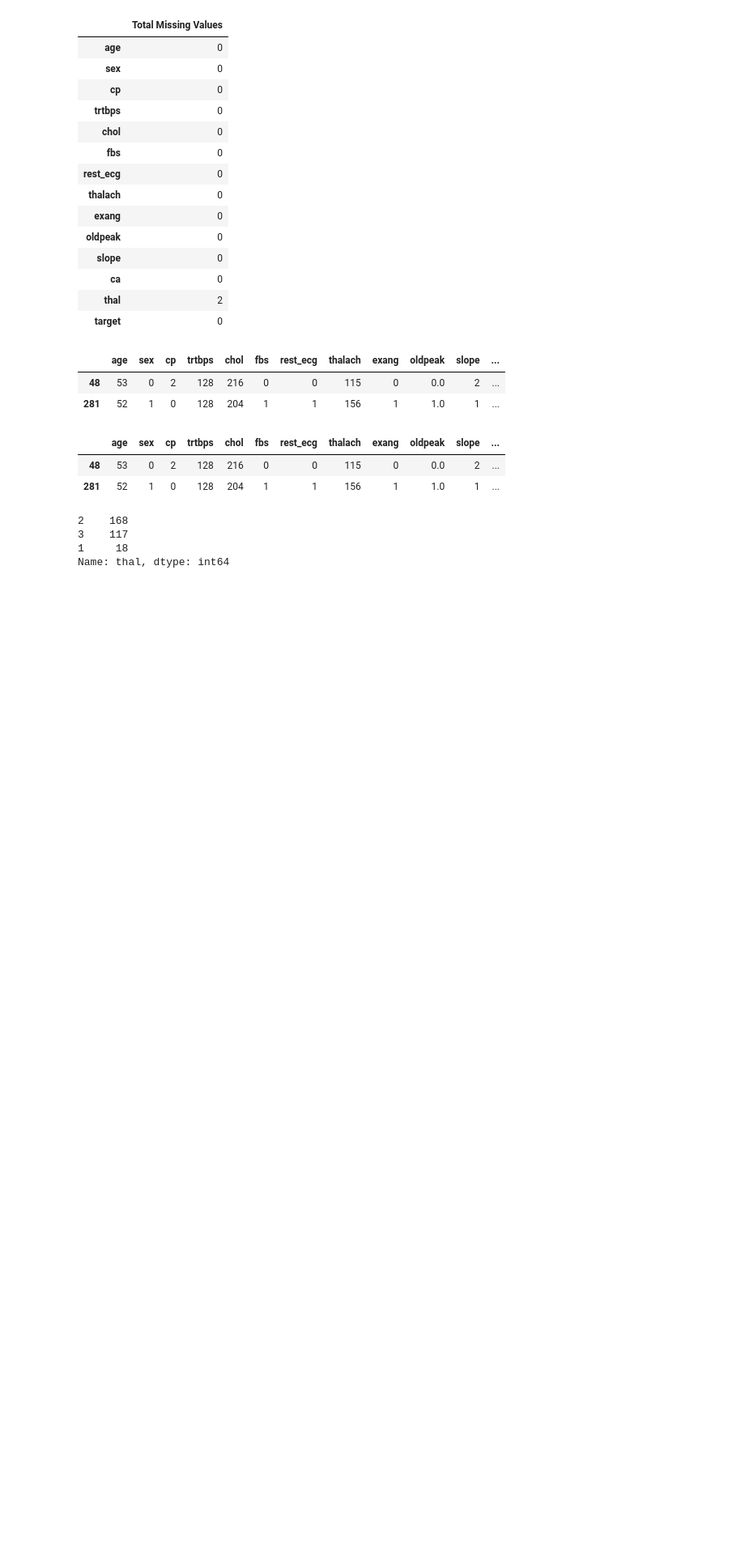
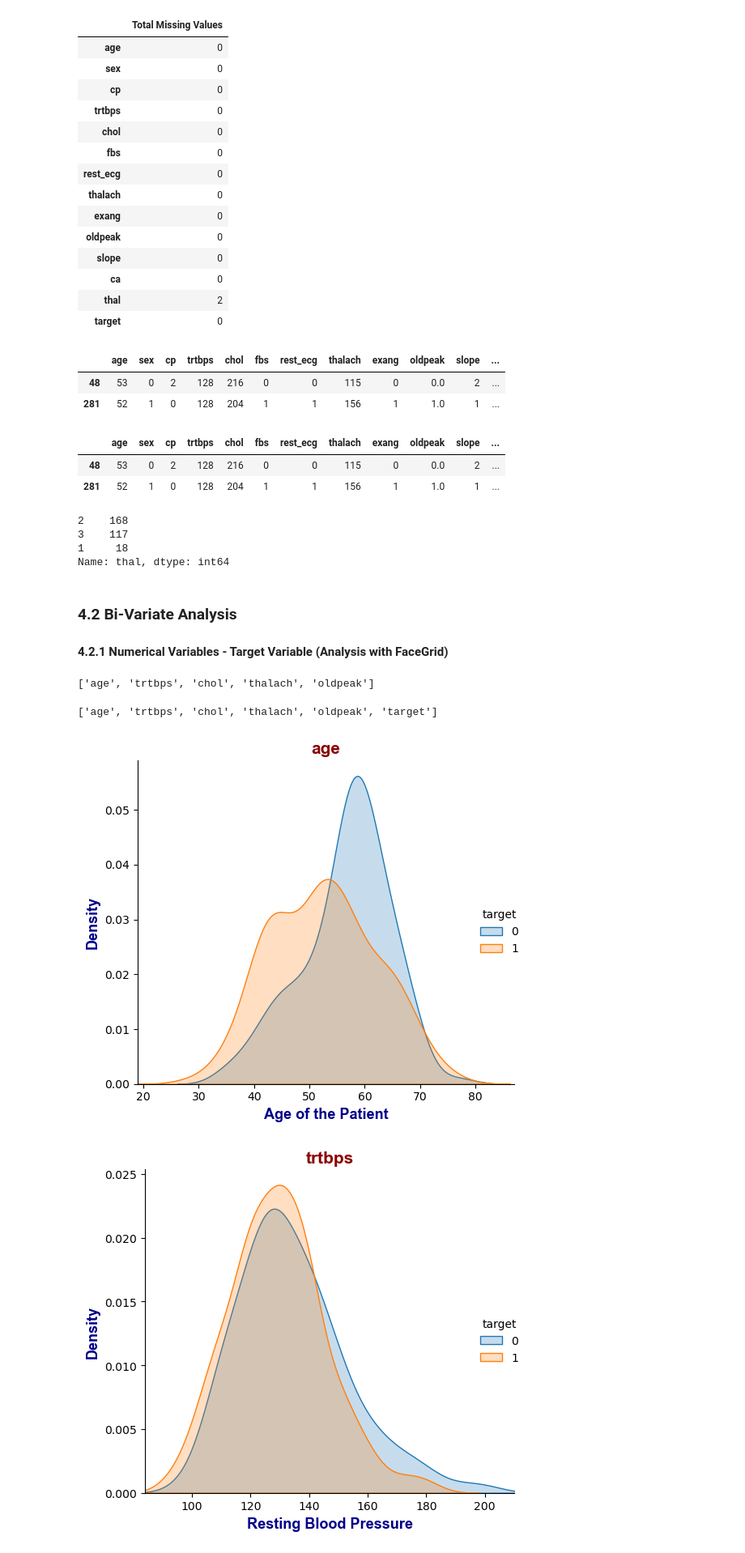
Before and after one commit to htbitb/Heart-Attack-Analysis-And-Prediction, a Jupyter notebook: Heart_Attack_Analysis.ipynb, the cells around one changed output. Shown at 81% size. Saved outputs shown, nothing was run; the diff lists cells and outputs as text; code cells hidden in the pictures; blank space fills up the shorter version.

Commit message:
Bi-Variate analysis

```diff
--- a/Heart_Attack_Analysis.ipynb
+++ b/Heart_Attack_Analysis.ipynb
@@ -584,3 +584,34 @@ df['thal'].value_counts()
 3    117
 1     18
 Name: thal, dtype: int64
+# %% [markdown]
+### 4.2 Bi-Variate Analysis
+#### 4.2.1 Numerical Variables - Target Variable (Analysis with FaceGrid)
+# %%
+numeric_var
+# %% [output]
+['age', 'trtbps', 'chol', 'thalach', 'oldpeak']
+# %%
+numeric_var.append("target")
+# %%
+numeric_var
+# %% [output]
+['age', 'trtbps', 'chol', 'thalach', 'oldpeak', 'target']
+# %%
+title_font = {"family" : "arial", "color" : "darkred", "weight" : "bold", "size" : 15}
+axis_font = {"family" : "arial", "color" : "darkblue", "weight" : "bold", "size" : 13}
+
+for i, z in list(zip(numeric_var, numeric_axis_name)):
+    graph = sns.FacetGrid(df[numeric_var], hue = "target", height = 5, xlim = ((df[i].min() - 10), (df[i].max() + 10)))
+    graph.map(sns.kdeplot, i, shade = True)
+    graph.add_legend()
+
+    plt.title(i, fontdict = title_font)
+    plt.xlabel(z, fontdict = axis_font)
+    plt.ylabel("Density", fontdict = axis_font)
+
+    plt.tight_layout()
+    plt.show()
+# %% [output]
+[figure, added]
+[figure, added]
```
Also changed, not shown: parts of 10 cells of this notebook.
